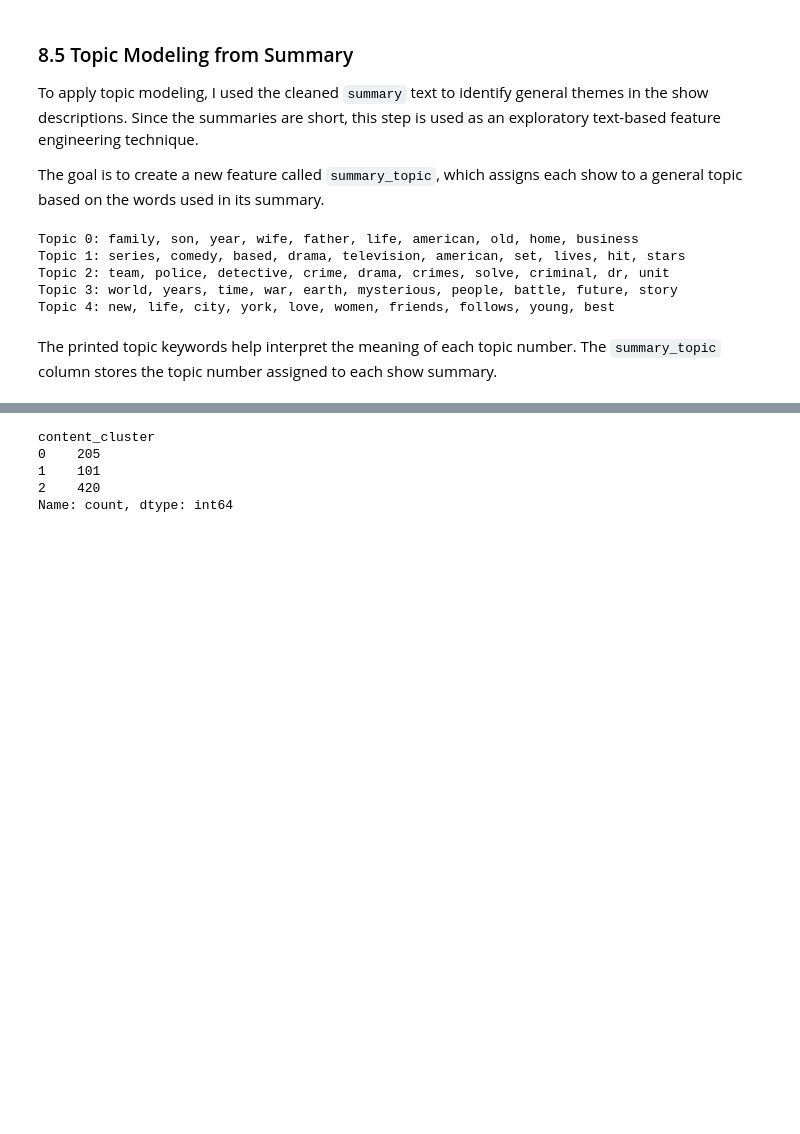
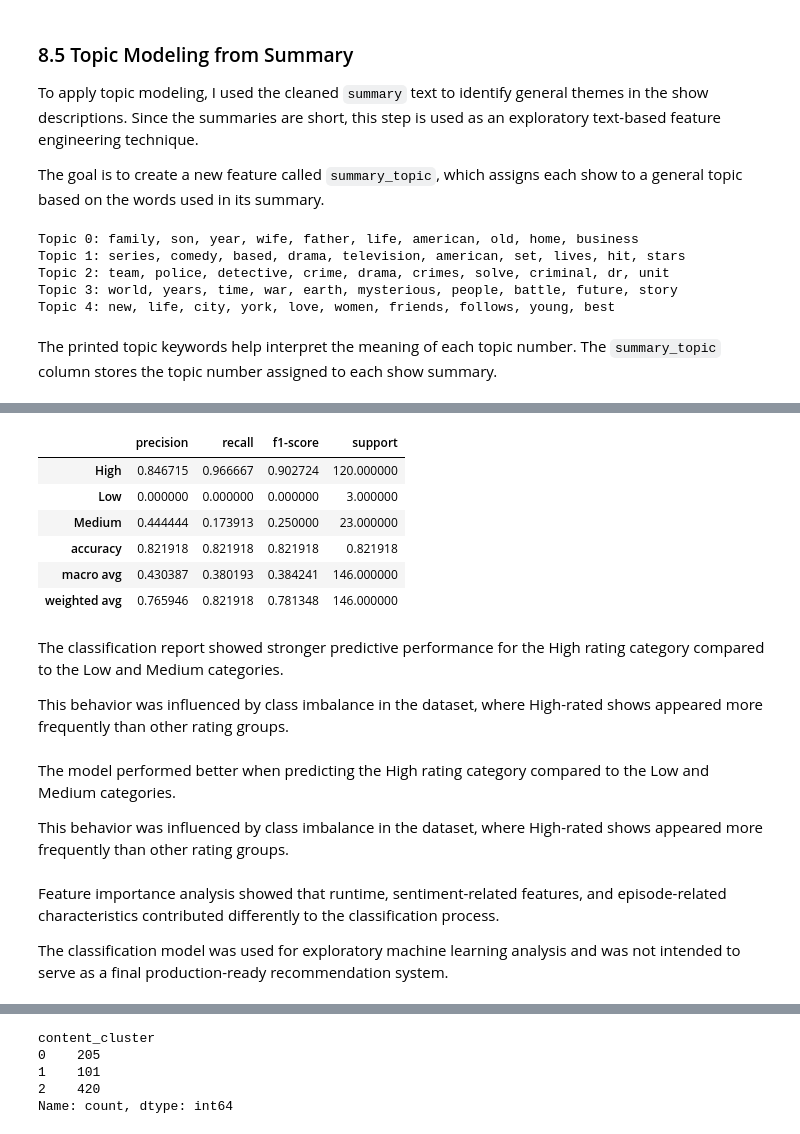
Before and after one commit to hajaralswaidan/streaming-content-strategy, a Jupyter notebook: tvmaze_cleaning.ipynb, the cells around one changed output, grey strips where cells are left out. Drawn from its saved outputs; the diff is of its cells as text; code cells hidden in the pictures; blank space fills up the shorter version.

```diff
--- a/tvmaze_cleaning.ipynb
+++ b/tvmaze_cleaning.ipynb
@@ -478,0 +574,22 @@ df_cleaned["rating_category"] = pd.cut(
+# %%
+report_df = pd.DataFrame(
+    classification_report(
+        y_test,
+        y_pred,
+        output_dict=True
+    )
+).transpose()
+
+report_df
+# %% [output]
+|  | precision | recall | f1-score | support |
+| High | 0.846715 | 0.966667 | 0.902724 | 120.000000 |
+| Low | 0.000000 | 0.000000 | 0.000000 | 3.000000 |
+| Medium | 0.444444 | 0.173913 | 0.250000 | 23.000000 |
+| accuracy | 0.821918 | 0.821918 | 0.821918 | 0.821918 |
+| macro avg | 0.430387 | 0.380193 | 0.384241 | 146.000000 |
+| weighted avg | 0.765946 | 0.821918 | 0.781348 | 146.000000 |
+# %% [markdown]
+The classification report showed stronger predictive performance for the High rating category compared to the Low and Medium categories.
+
+This behavior was influenced by class imbalance in the dataset, where High-rated shows appeared more frequently than other rating groups.
@@ -478,0 +617,4 @@ df_cleaned["rating_category"] = pd.cut(
+# %% [markdown]
+The model performed better when predicting the High rating category compared to the Low and Medium categories.
+
+This behavior was influenced by class imbalance in the dataset, where High-rated shows appeared more frequently than other rating groups.
@@ -479 +641,5 @@ df_cleaned["rating_category"] = pd.cut(
+# %% [markdown]
+Feature importance analysis showed that runtime, sentiment-related features, and episode-related characteristics contributed differently to the classification process.
+
+The classification model was used for exploratory machine learning analysis and was not intended to serve as a final production-ready recommendation system.
 # %% [markdown]
```
Also changed, not shown: parts of 19 cells of this notebook, 7 other files.
